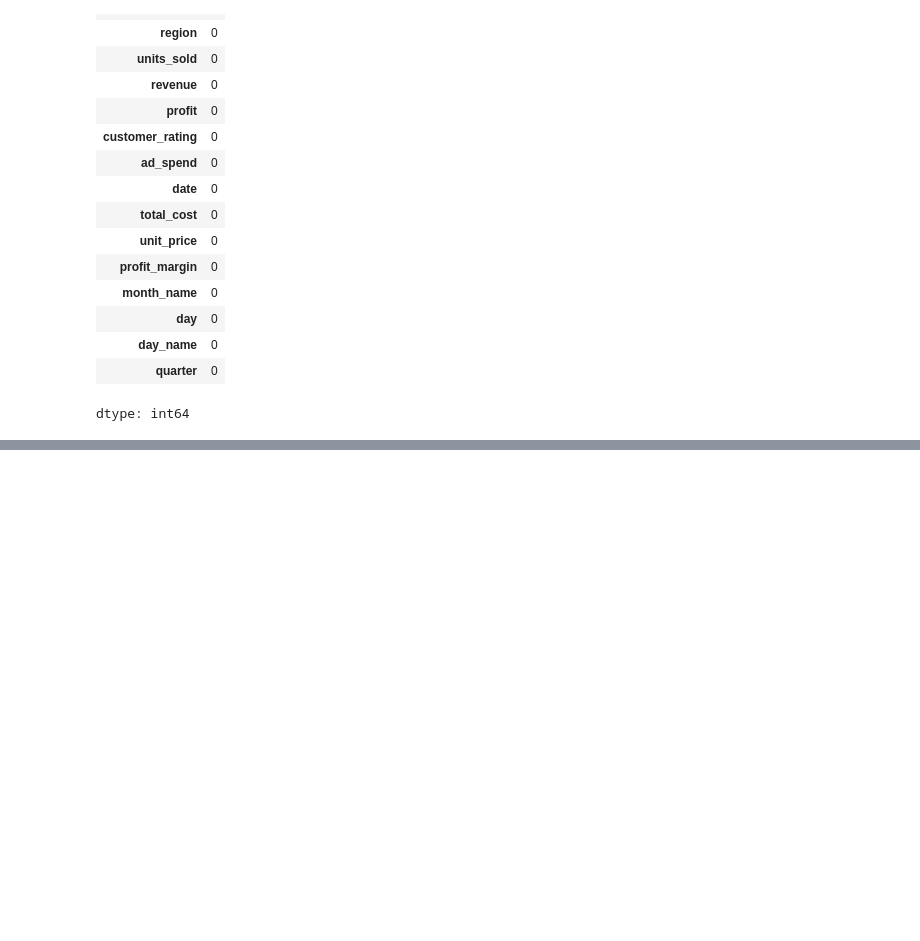
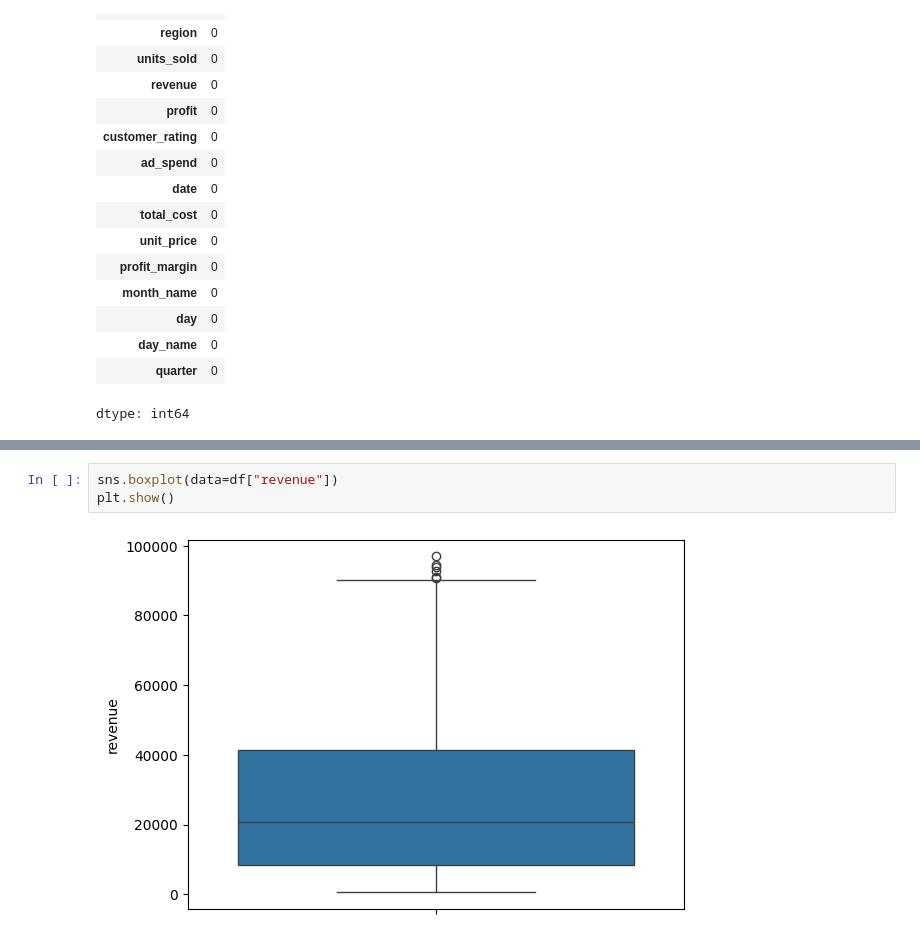
Before and after one commit to Manal-RizwanDewani/EDA-Projects-, a Jupyter notebook: EDA_E_commerce_sales_data_Project.ipynb, the cells around one changed output, grey strips where cells are left out. Saved outputs shown, nothing was run; the diff lists cells and outputs as text; blank space fills up the shorter version.

```diff
--- a/EDA_E_commerce_sales_data_Project.ipynb
+++ b/EDA_E_commerce_sales_data_Project.ipynb
@@ -284,0 +292,5 @@ data['time'].unique()
+# %%
+sns.boxplot(data=df["revenue"])
+plt.show()
+# %% [output]
+[figure, added]
```
Also changed, not shown: parts of 123 cells of this notebook.
